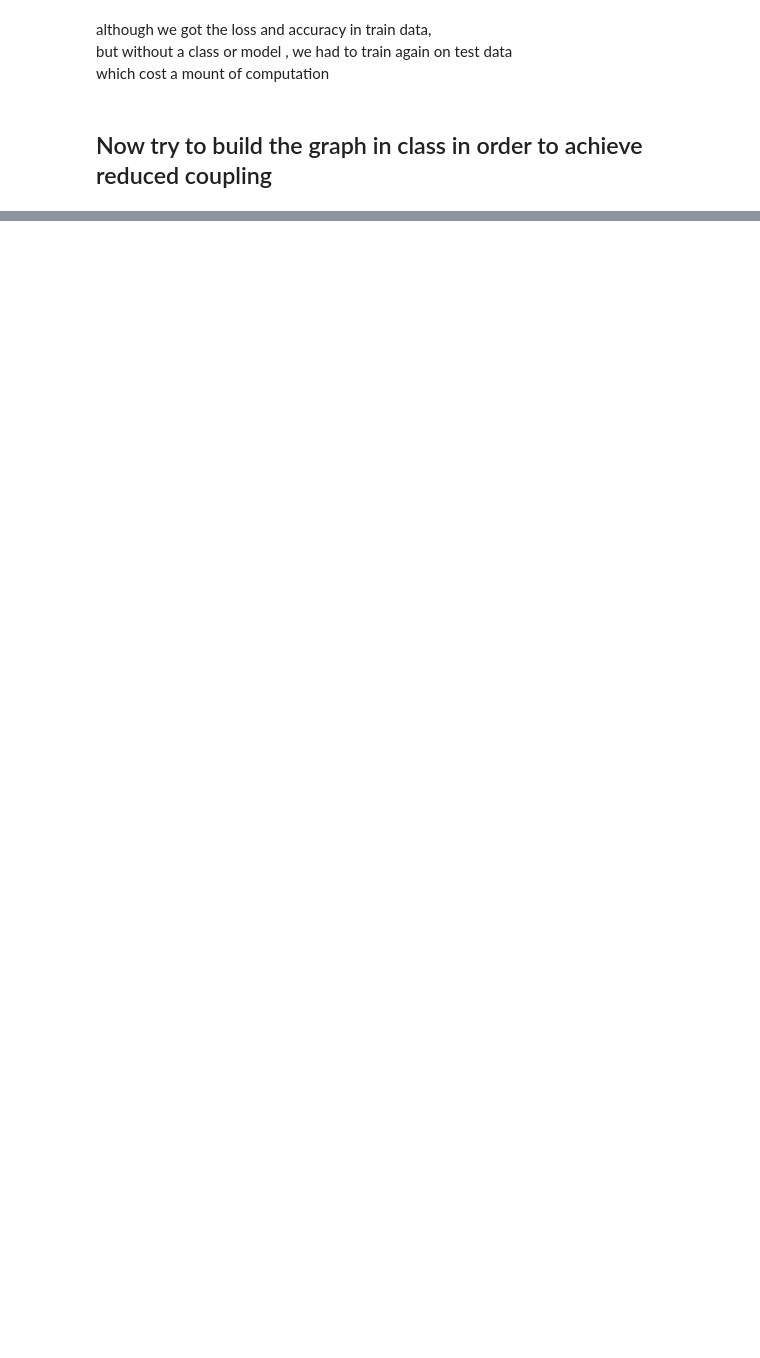
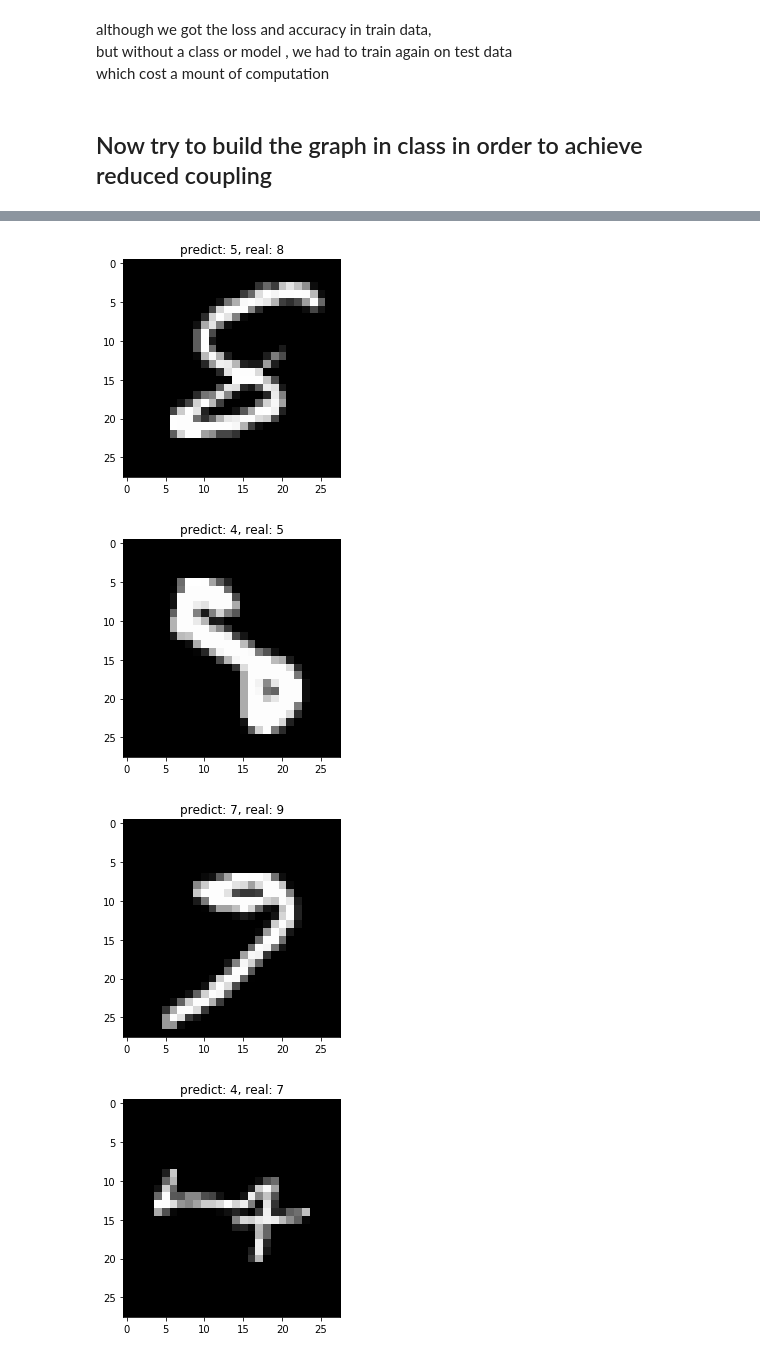
Before and after one commit to Sogues/kaggle, a Jupyter notebook: digit-recognizer/digit-recognizer.ipynb, the cells around one changed output, grey strips where cells are left out. Drawn from its saved outputs; the diff is of its cells as text; code cells hidden in the pictures; blank space fills up the shorter version.

```diff
--- a/digit-recognizer/digit-recognizer.ipynb
+++ b/digit-recognizer/digit-recognizer.ipynb
@@ -315,3 +361,3 @@ KeyboardInterrupt:
 # %%
-y_val_pre = solver.predict(scale_x_val)
-acc = np.mean(x_val_pre == y_val)
+y_val_pre = solver.predict(scale_x_val.values)
+acc = np.mean(y_val_pre == y_val)
@@ -317,0 +368,13 @@ acc = np.mean(x_val_pre == y_val)
+# %%
+cnt = 0
+for idx, item in enumerate(y_val_pre == y_val):
+    if item is False and cnt <= 10:
+        plt.imshow(X_val.values[idx, :].reshape(28, 28))
+        plt.title('predict: {}, real: {}'.format(y_val_pre[idx], y_val.values[idx]))
+        plt.show()
+        cnt += 1
+# %% [output]
+[figure, added]
+[figure, added]
+[figure, added]
+[figure, added]
```
Also changed, not shown: parts of 19 cells of this notebook.
